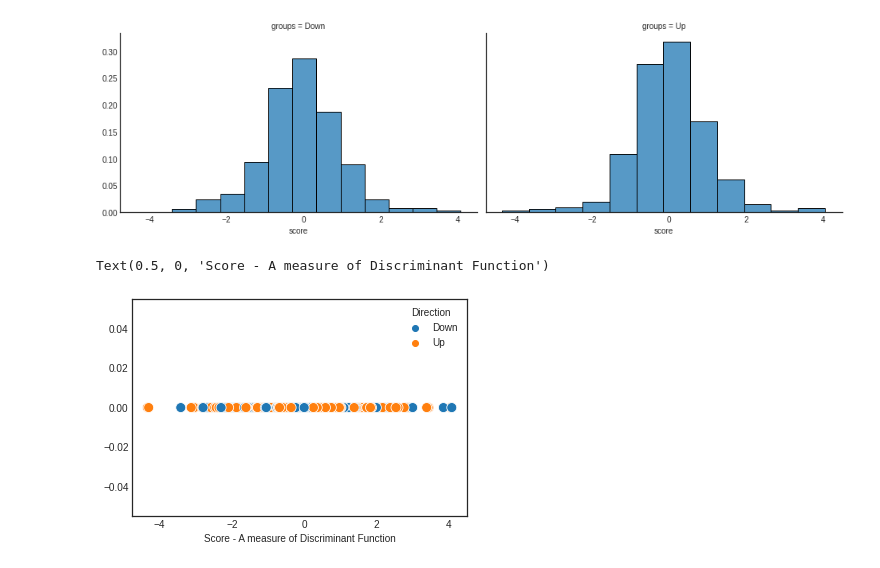
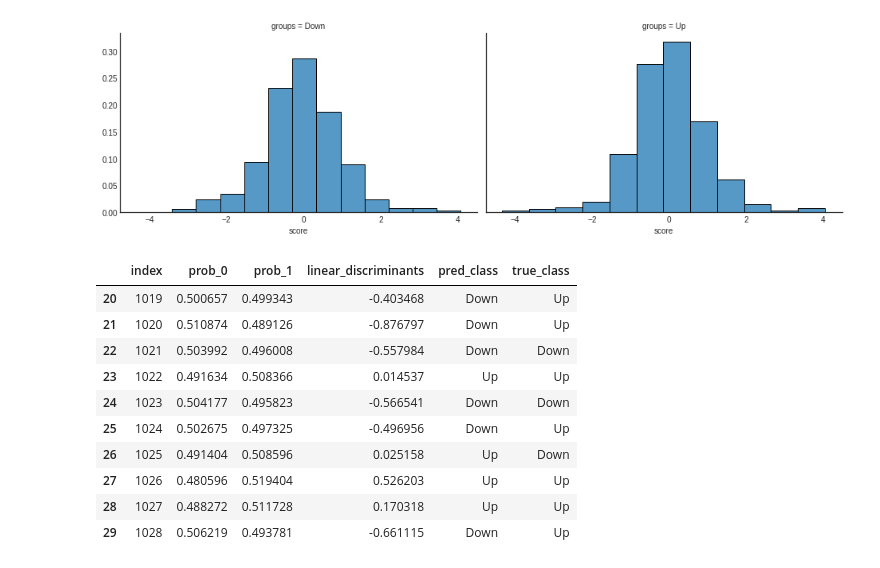
Before and after one commit to mjalalimanesh/Statistical-Learning-ISLR-Python, a Jupyter notebook: lab4.ipynb, the cells around one changed output. Drawn from its saved outputs; the diff is of its cells as text; code cells hidden in the pictures.

```diff
--- a/lab4.ipynb
+++ b/lab4.ipynb
@@ -327,12 +327,27 @@ g = sns.FacetGrid(ld, col='groups',height=4, aspect=1.65)
 g.map(sns.histplot, 'score', bins=12, stat="probability");
 # %% [output]
 [figure]
-# %%
-# not sure if correct!
-y = np.zeros_like(ld_sc)
-ax = sns.scatterplot(x=ld_sc, y=y, hue = y_train, s=100)
-ax.set_xlabel('Score - A measure of Discriminant Function')
-# we see that discriminant function can not seperate classes
-# %% [output]
-Text(0.5, 0, 'Score - A measure of Discriminant Function')
-[figure, removed]
+# %%
+# prediction summary
+linear_discriminants = X_test.iloc[:, 0] * lda_fit.scalings_[0] + X_test.iloc[:, 1] * lda_fit.scalings_[1]
+df = pd.DataFrame({'prob_0': lda_fit.predict_proba(X_test)[:, 0],
+              'prob_1': lda_fit.predict_proba(X_test)[:, 1],
+              'linear_discriminants' : linear_discriminants ,
+              'pred_class': lda_fit.predict(X_test),
+              'true_class': y_test},
+             columns=['prob_0', 'prob_1', 'linear_discriminants' ,'pred_class', 'true_class'])
+
+df.reset_index(inplace=True)
+df[20:30]
+# %% [output]
+|  | index | prob_0 | prob_1 | linear_discriminants | pred_class | true_class |
+| 20 | 1019 | 0.500657 | 0.499343 | -0.403468 | Down | Up |
+| 21 | 1020 | 0.510874 | 0.489126 | -0.876797 | Down | Up |
+| 22 | 1021 | 0.503992 | 0.496008 | -0.557984 | Down | Down |
+| 23 | 1022 | 0.491634 | 0.508366 | 0.014537 | Up | Up |
+| 24 | 1023 | 0.504177 | 0.495823 | -0.566541 | Down | Down |
+| 25 | 1024 | 0.502675 | 0.497325 | -0.496956 | Down | Up |
+| 26 | 1025 | 0.491404 | 0.508596 | 0.025158 | Up | Down |
+| 27 | 1026 | 0.480596 | 0.519404 | 0.526203 | Up | Up |
+| 28 | 1027 | 0.488272 | 0.511728 | 0.170318 | Up | Up |
+| 29 | 1028 | 0.506219 | 0.493781 | -0.661115 | Down | Up |
```
Also changed, not shown: parts of 5 cells of this notebook.
